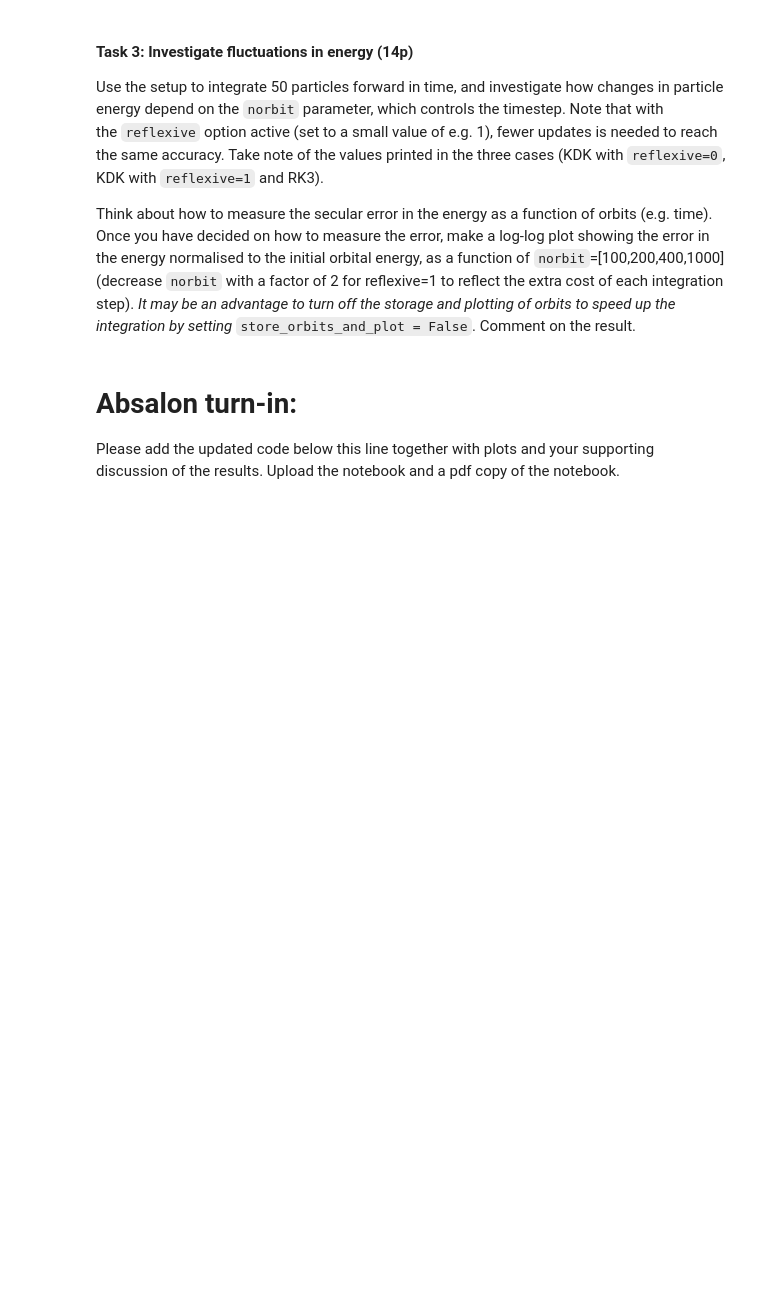
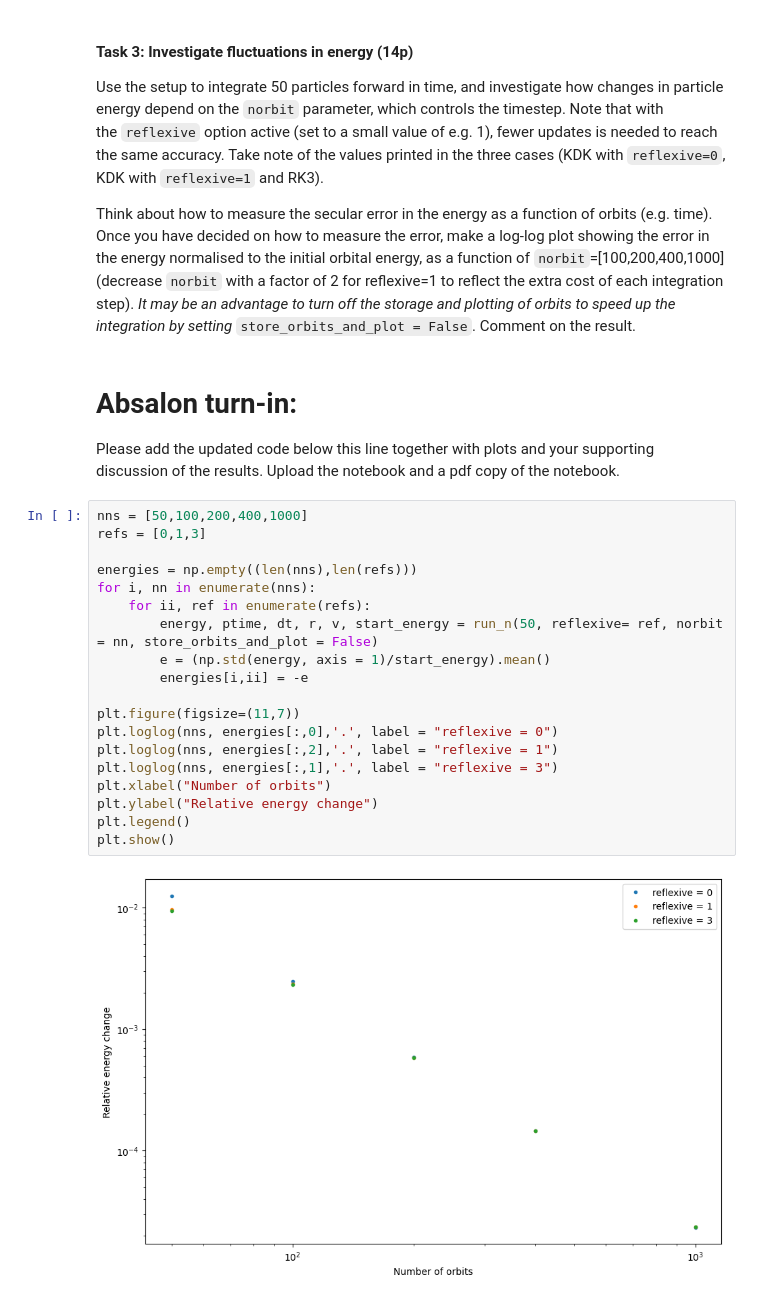
Before and after one commit to JakobSchauser/MscPhysics, a Jupyter notebook: ComputationalAstrophysics/7 Particles/7a Particle Integration.ipynb, the cells around one changed output. Cells and saved outputs as stored; diff of their text form; blank space fills up the shorter version.

```diff
--- a/ComputationalAstrophysics/7 Particles/7a Particle Integration.ipynb
+++ b/ComputationalAstrophysics/7 Particles/7a Particle Integration.ipynb
@@ -377,3 +382,24 @@ Think about how to measure the secular error in the energy as a function of orbi
 # __Absalon turn-in:__
 
 Please add the updated code below this line together with plots and your supporting discussion of the results. Upload the notebook and a pdf copy of the notebook.
+# %%
+nns = [50,100,200,400,1000]
+refs = [0,1,3]
+
+energies = np.empty((len(nns),len(refs)))
+for i, nn in enumerate(nns):
+    for ii, ref in enumerate(refs):
+        energy, ptime, dt, r, v, start_energy = run_n(50, reflexive= ref, norbit = nn, store_orbits_and_plot = False)
+        e = (np.std(energy, axis = 1)/start_energy).mean()
+        energies[i,ii] = -e
+
+plt.figure(figsize=(11,7))
+plt.loglog(nns, energies[:,0],'.', label = "reflexive = 0")
+plt.loglog(nns, energies[:,2],'.', label = "reflexive = 1")
+plt.loglog(nns, energies[:,1],'.', label = "reflexive = 3")
+plt.xlabel("Number of orbits")
+plt.ylabel("Relative energy change")
+plt.legend()
+plt.show()
+# %% [output]
+[figure, added]
```
Also changed, not shown: parts of 4 cells of this notebook.
